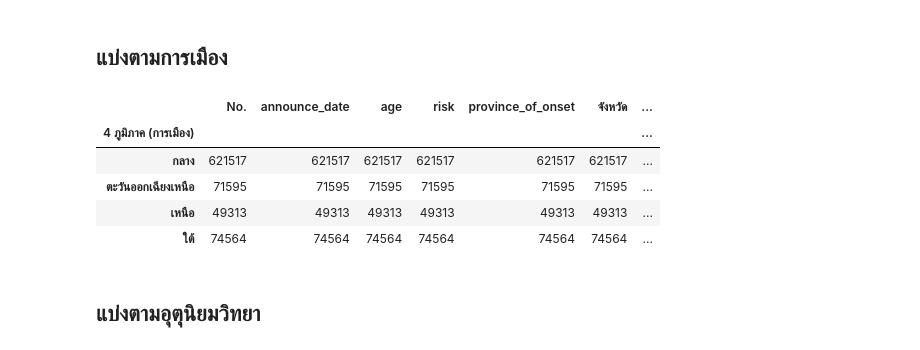
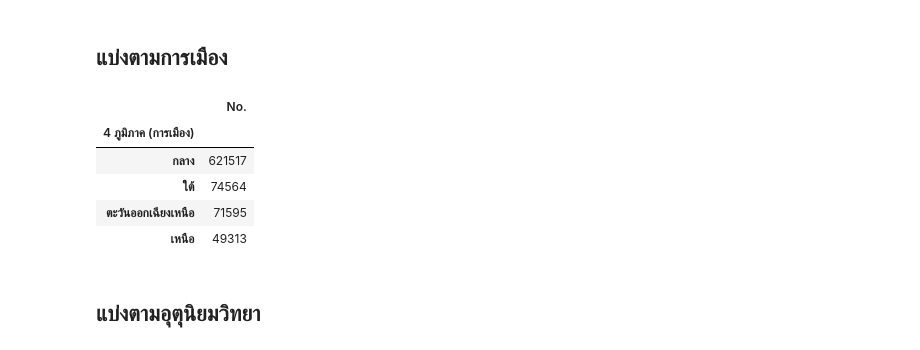
Before and after one commit to Chonthichasi/data_viz_2022, a Jupyter notebook: BasicPython&DataViz_midterm2022.ipynb, the cells around one changed output. Drawn from its saved outputs; the diff is of its cells as text; code cells hidden in the pictures.

```diff
--- a/BasicPython&DataViz_midterm2022.ipynb
+++ b/BasicPython&DataViz_midterm2022.ipynb
@@ -511,13 +512,16 @@ datacovid1.groupby('6 ภูมิภาค (ภูมิศาสตร์)').c
 # %% [markdown]
 ## แบ่งตามการเมือง
-# %%
-datacovid1.groupby('4 ภูมิภาค (การเมือง)').count()
-# %% [output]
-|  | No. | announce_date | age | risk | province_of_onset | จังหวัด | ... |
-| 4 ภูมิภาค (การเมือง) |  |  |  |  |  |  | ... |
-| กลาง | 621517 | 621517 | 621517 | 621517 | 621517 | 621517 | ... |
-| ตะวันออกเฉียงเหนือ | 71595 | 71595 | 71595 | 71595 | 71595 | 71595 | ... |
-| เหนือ | 49313 | 49313 | 49313 | 49313 | 49313 | 49313 | ... |
-| ใต้ | 74564 | 74564 | 74564 | 74564 | 74564 | 74564 | ... |
+# %%
+datacovid1.groupby('4 ภูมิภาค (การเมือง)')[['No.']].count().sort_values('No.',ascending=False)
+# คือการเรียงข้อมูลจากมากไปน้อย
+# จากการแบ่งตามเมืองจะได้ว่า ภาคกลางมีจำนวนผู้ป่วยมากที่สุดเท่ากับ 621,517 คน
+# ภาคเหนือมีจำนวนผู้ป่วยน้อยที่สุดเท่ากับ 49,313 คน
+# %% [output]
+|  | No. |
+| 4 ภูมิภาค (การเมือง) |  |
+| กลาง | 621517 |
+| ใต้ | 74564 |
+| ตะวันออกเฉียงเหนือ | 71595 |
+| เหนือ | 49313 |
 # %% [markdown]
 ## แบ่งตามอุตุนิยมวิทยา
```
Also changed, not shown: parts of 91 cells of this notebook.
